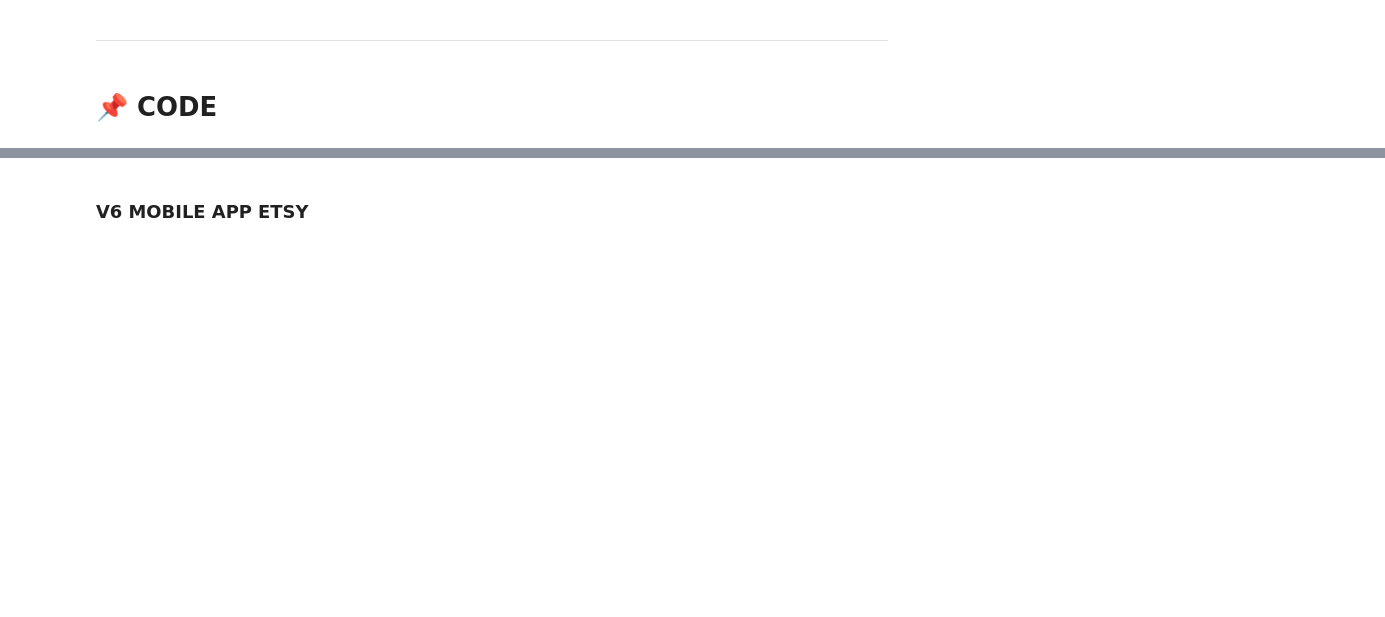
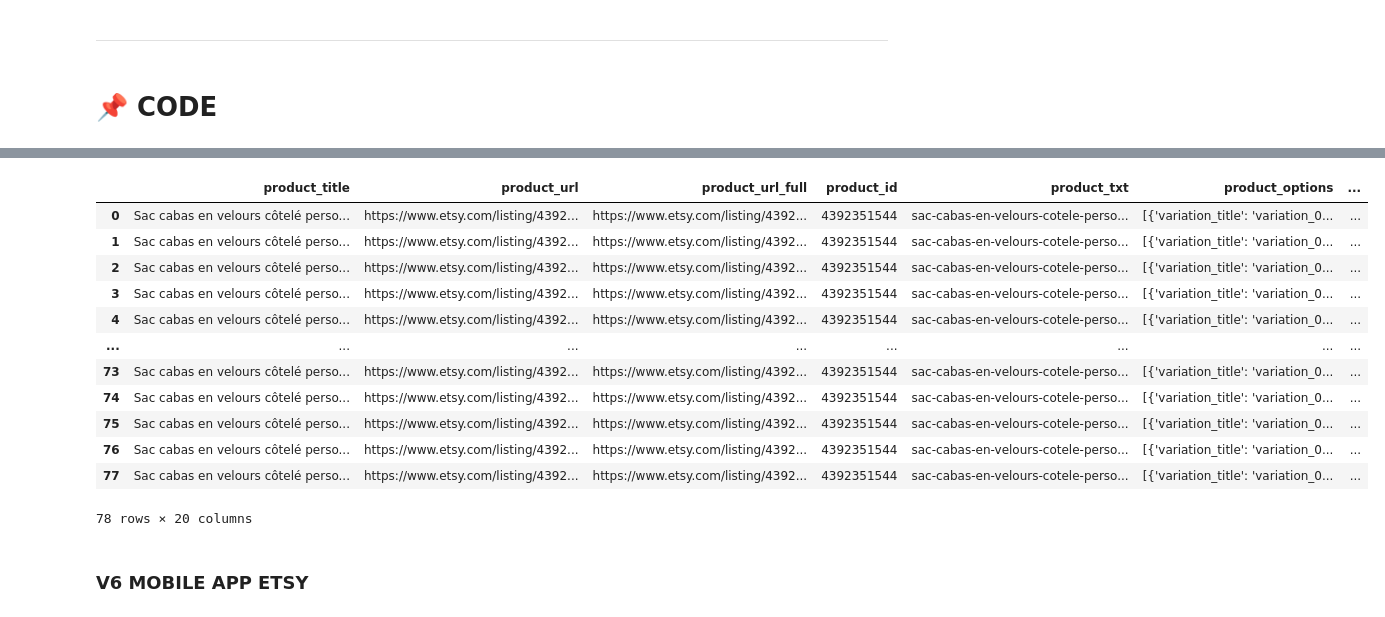
Before and after one commit to sabinagio-teaching/project_03-Etsy-POD-Trends, a Jupyter notebook: notebooks/SAMIA.ipynb, the cells around one changed output, grey strips where cells are left out. Drawn from its saved outputs; the diff is of its cells as text; code cells hidden in the pictures; blank space fills up the shorter version.

```diff
--- a/notebooks/SAMIA.ipynb
+++ b/notebooks/SAMIA.ipynb
@@ -202,0 +645,8 @@ All of the product Reviews `Comment`, `Rating`, and `Date` when each review was
+# %%
+import pandas as pd
+
+url = "https://drive.google.com/uc?export=download&id=1Xy6CkgY7H7P_S282Gxr7Dc5-NNL5w_WW"
+
+df_v10 = pd.read_csv(url)
+
+df_v10.head()
@@ -203,3 +1852,19 @@ All of the product Reviews `Comment`, `Rating`, and `Date` when each review was
+# %%
+df.head(100)
+# %% [output]
+|  | product_title | product_url | product_url_full | product_id | product_txt | product_options | ... |
+| 0 | Sac cabas en velours côtelé perso... | https://www.etsy.com/listing/4392... | https://www.etsy.com/listing/4392... | 4392351544 | sac-cabas-en-velours-cotele-perso... | [{'variation_title': 'variation_0... | ... |
+| 1 | Sac cabas en velours côtelé perso... | https://www.etsy.com/listing/4392... | https://www.etsy.com/listing/4392... | 4392351544 | sac-cabas-en-velours-cotele-perso... | [{'variation_title': 'variation_0... | ... |
+| 2 | Sac cabas en velours côtelé perso... | https://www.etsy.com/listing/4392... | https://www.etsy.com/listing/4392... | 4392351544 | sac-cabas-en-velours-cotele-perso... | [{'variation_title': 'variation_0... | ... |
+| 3 | Sac cabas en velours côtelé perso... | https://www.etsy.com/listing/4392... | https://www.etsy.com/listing/4392... | 4392351544 | sac-cabas-en-velours-cotele-perso... | [{'variation_title': 'variation_0... | ... |
+| 4 | Sac cabas en velours côtelé perso... | https://www.etsy.com/listing/4392... | https://www.etsy.com/listing/4392... | 4392351544 | sac-cabas-en-velours-cotele-perso... | [{'variation_title': 'variation_0... | ... |
+| ... | ... | ... | ... | ... | ... | ... | ... |
+| 73 | Sac cabas en velours côtelé perso... | https://www.etsy.com/listing/4392... | https://www.etsy.com/listing/4392... | 4392351544 | sac-cabas-en-velours-cotele-perso... | [{'variation_title': 'variation_0... | ... |
+| 74 | Sac cabas en velours côtelé perso... | https://www.etsy.com/listing/4392... | https://www.etsy.com/listing/4392... | 4392351544 | sac-cabas-en-velours-cotele-perso... | [{'variation_title': 'variation_0... | ... |
+| 75 | Sac cabas en velours côtelé perso... | https://www.etsy.com/listing/4392... | https://www.etsy.com/listing/4392... | 4392351544 | sac-cabas-en-velours-cotele-perso... | [{'variation_title': 'variation_0... | ... |
+| 76 | Sac cabas en velours côtelé perso... | https://www.etsy.com/listing/4392... | https://www.etsy.com/listing/4392... | 4392351544 | sac-cabas-en-velours-cotele-perso... | [{'variation_title': 'variation_0... | ... |
+| 77 | Sac cabas en velours côtelé perso... | https://www.etsy.com/listing/4392... | https://www.etsy.com/listing/4392... | 4392351544 | sac-cabas-en-velours-cotele-perso... | [{'variation_title': 'variation_0... | ... |
+78 rows × 20 columns
 # %% [markdown]
 ### V6 MOBILE APP ETSY
 # %%
```
Also changed, not shown: parts of 23 cells of this notebook, 3 other files.
